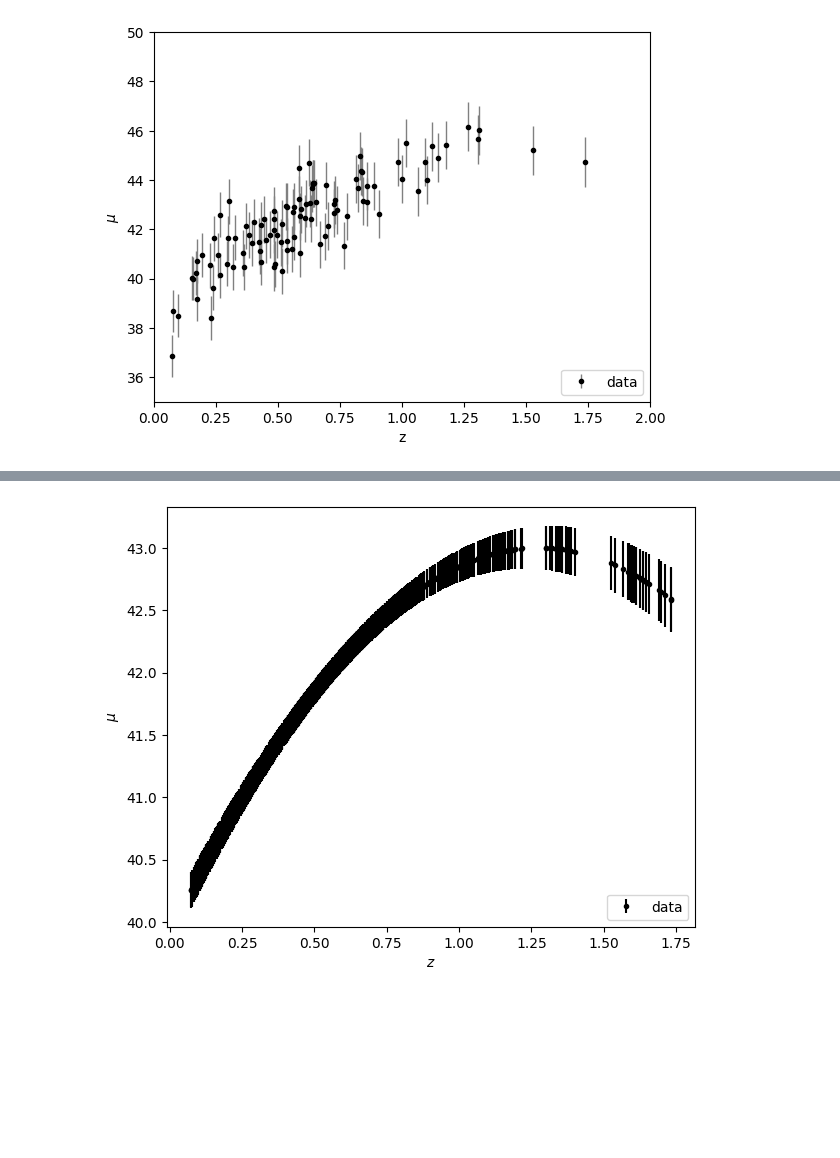
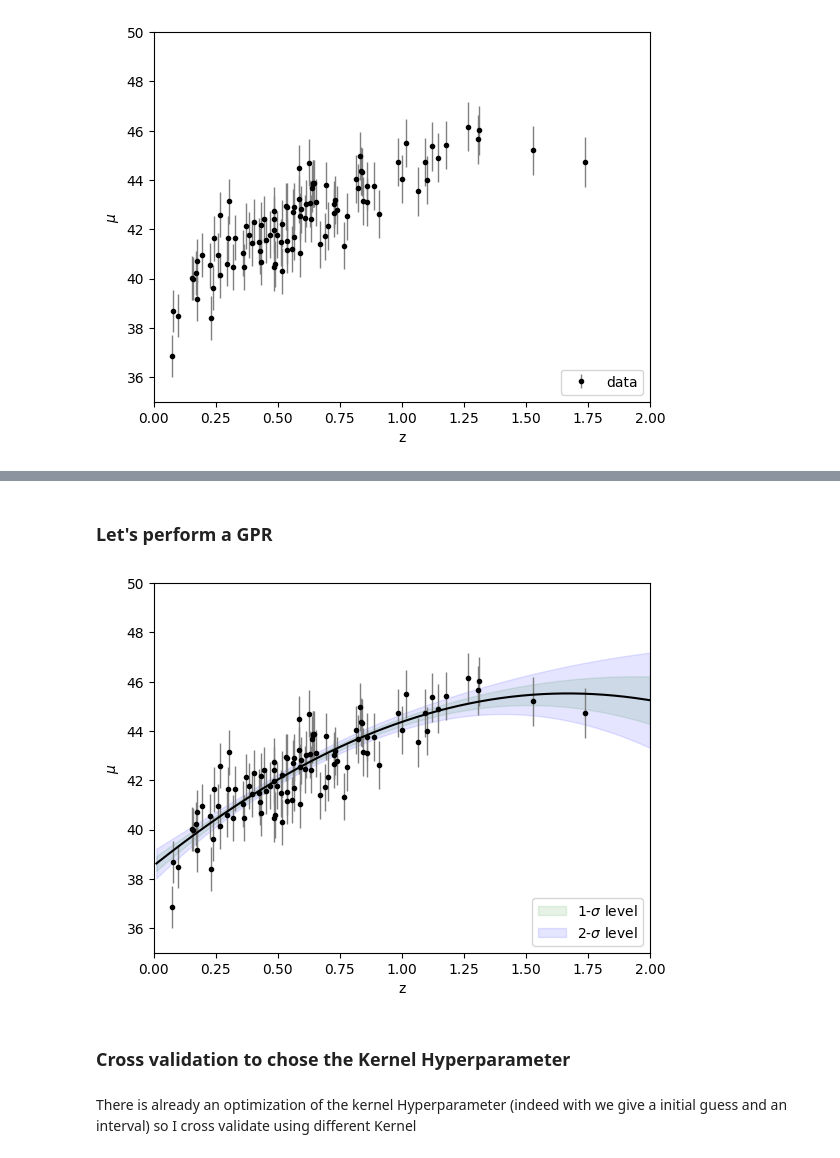
Before and after one commit to Sofiadossena/astrostatistics_bicocca_2025, a Jupyter notebook: working/18_Supernovae2.ipynb, the cells around one changed output, grey strips where cells are left out. Saved outputs shown, nothing was run; the diff lists cells and outputs as text; code cells hidden in the pictures; blank space fills up the shorter version.

```diff
--- a/working/18_Supernovae2.ipynb
+++ b/working/18_Supernovae2.ipynb
@@ -75,17 +17,36 @@ plt.show()
-# %%
-n1, n1_err = gp2.predict(z_new[:,np.newaxis],
-                        return_std=True)
-
-fig = plt.figure(figsize=(15, 12))
-ax = fig.add_subplot(223)
-#ax.plot(z_new, n1, '-', color='gray')
-#ax.fill_between(z_new, n1 - n1_err, n1 + n1_err, color='blue', alpha=0.3, label='1$\sigma$')
-ax.errorbar(z_new, n1, n1_err, fmt='.k', ms=6, label='data')
-#ax.fill_between(z_new, n1 - 2 * n1_err, n1 + 2 * n1_err,  color='gray', alpha=0.3, label='2$\sigma$')
-
-ax.set_xlabel('$z$')
-ax.set_ylabel('$\mu$')
-plt.legend(loc='lower right')
-plt.show()
-# %% [output]
-[figure, removed]
+# %% [markdown]
+### Let's perform a GPR
+# %%
+from sklearn.gaussian_process import GaussianProcessRegressor
+from sklearn.gaussian_process.kernels import ConstantKernel, RBF, Matern, DotProduct
+
+
+# Radial basis function kernel RBF
+kernel1 = ConstantKernel(1.0, (1e-3, 1e3)) * RBF(10, (1e-2, 1e2)) #one possible kernel choice
+
+z = np.linspace(0.01, 2, 1000)
+
+gp = GaussianProcessRegressor(kernel=kernel1, alpha=dmu ** 2)
+
+gp.fit(z_sample[:, None], mu_sample)            #fit the data
+mu_fit, sigma = gp.predict(z[:, None], return_std=True)             #return the main, Standard deviation of predictive distribution
+# %%
+plt.errorbar(z_sample, mu_sample, dmu, fmt='.k', ecolor='gray', lw=1)
+
+plt.plot(z, mu_fit, '-k')
+
+plt.fill_between(z, mu_fit - sigma, mu_fit + sigma, alpha=0.1, color='g', label='1-$\sigma$ level')
+
+plt.fill_between(z, mu_fit - 2* sigma, mu_fit + 2* sigma, alpha=0.1, color='b', label='2-$\sigma$ level')
+
+plt.xlabel("z")
+plt.ylabel("$\mu$")
+plt.legend(loc='lower right')
+plt.xlim(0,2)
+plt.ylim(35,50);
+# %% [output]
+[figure, added]
+# %% [markdown]
+### Cross validation to chose the Kernel Hyperparameter
+# %% [markdown]
+There is already an optimization of the kernel Hyperparameter (indeed with we give a initial guess and an interval) so I cross validate using different Kernel
```
Also changed, not shown: parts of 14 cells of this notebook, 1 other file.
